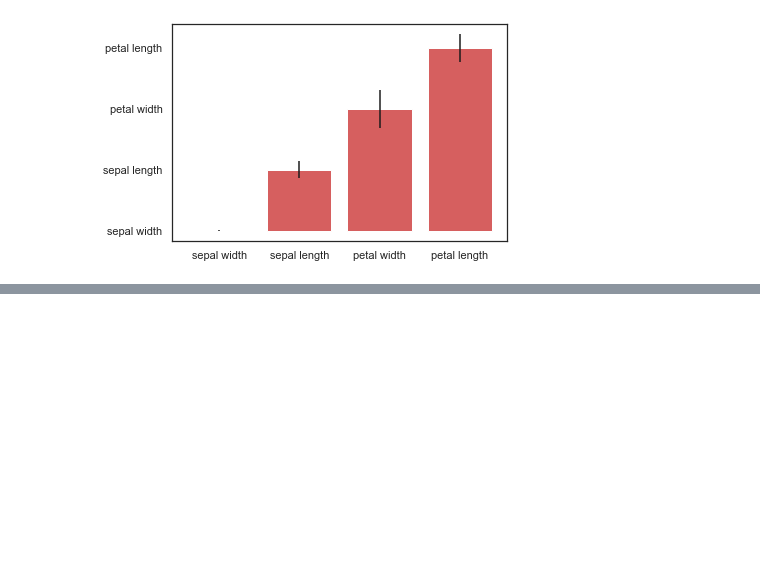
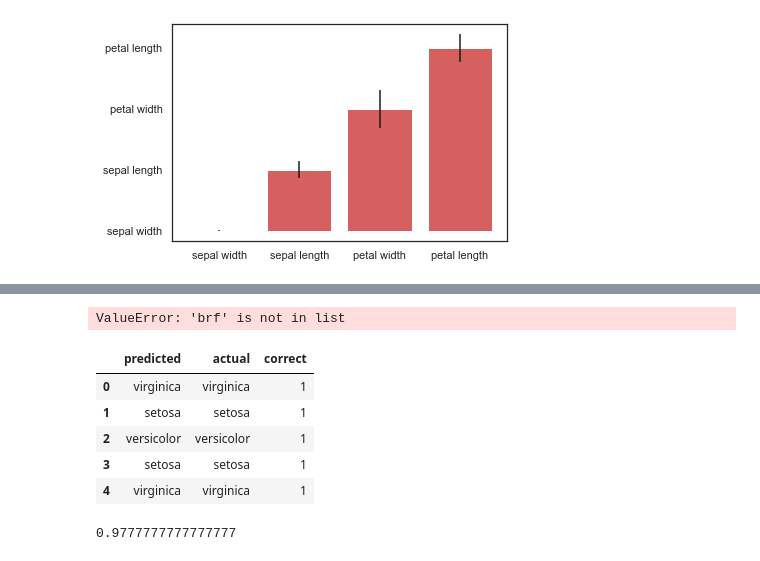
Before and after one commit to wilsonazer/iris, a Jupyter notebook: Analyse in Iris data set.ipynb, the cells around one changed output, grey strips where cells are left out. Cells and saved outputs as stored; diff of their text form; code cells hidden in the pictures; blank space fills up the shorter version.

```diff
--- a/Analyse in Iris data set.ipynb
+++ b/Analyse in Iris data set.ipynb
@@ -298,0 +307,28 @@ plt.xticks(range(len(f_importances)), labels);
+# %%
+x = df.iloc[:, :4]
+y = np.array(df.iloc[:, 4]).astype(str)
+# %%
+X_train, X_test, y_train, y_test = train_test_split(x, y, test_size=.3)
+# %%
+clf2.fit(X_train, y_train)
+# %% [output]
+ValueError: 'brf' is not in list
+# %%
+y_pred = clf.predict(X_test)
+# %%
+rf = pd.DataFrame(list(zip(y_pred, y_test)), columns=['predicted', 'actual'])
+
+rf['correct'] = rf.apply(lambda r: 1 if r['predicted'] == r['actual'] else 0, axis=1)
+
+rf.head()
+# %% [output]
+|  | predicted | actual | correct |
+| 0 | virginica | virginica | 1 |
+| 1 | setosa | setosa | 1 |
+| 2 | versicolor | versicolor | 1 |
+| 3 | setosa | setosa | 1 |
+| 4 | virginica | virginica | 1 |
+# %%
+rf['correct'].sum()/ rf['correct'].count()
+# %% [output]
+0.9777777777777777
```
Also changed, not shown: parts of 3 cells of this notebook.
